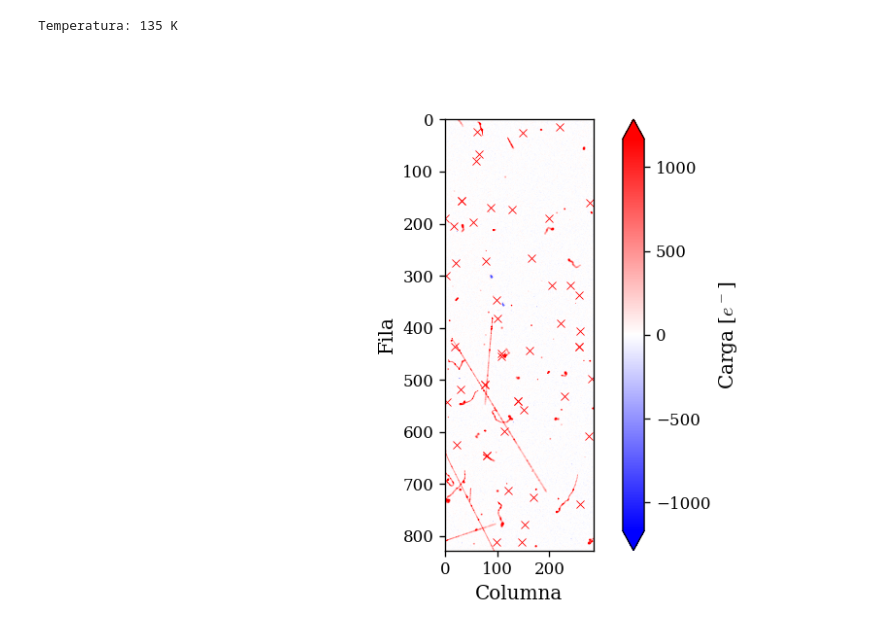
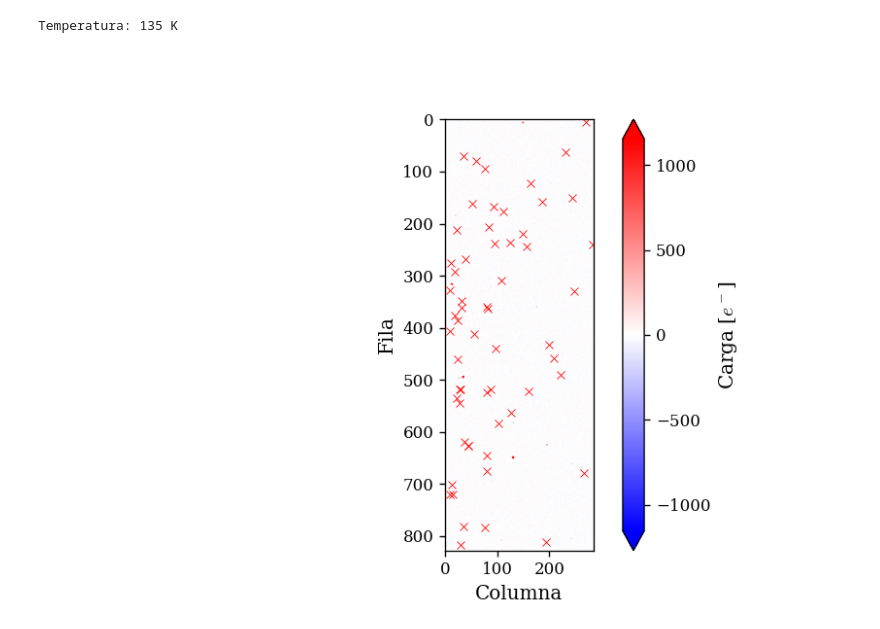
Before and after one commit to agustinbrusco/LAMBDA_Hub, a Jupyter notebook: skipper_image_analysis/old/manual_trap_verification.ipynb, the cells around one changed output. Saved outputs shown, nothing was run; the diff lists cells and outputs as text; code cells hidden in the pictures.

```diff
--- a/skipper_image_analysis/old/manual_trap_verification.ipynb
+++ b/skipper_image_analysis/old/manual_trap_verification.ipynb
@@ -145,34 +157,34 @@ coords_dict, frames_dict, _, mediana_dict, _, mascara_dipolos = carga_archivos(
 # %% [output]
 Temperatura: 135 K
 # %%
-tph_to_plot = DTPH_VALS[0]
+tph_to_plot = DTPH_VALS[2]
 # Todo para abajo es solo para el plot
 plt.close("all")
 %matplotlib widget
 fig, ax = plt.subplots(label=f"Temperatura: {temperatura} K, t_ph: {tph_to_plot} clocks")
 frame = frames_dict[tph_to_plot]
 # ancho_carga = np.std(
 #     frame[
 #         (np.quantile(frame, 0.005) < frame) & (frame < np.quantile(frame, 0.99))
 #     ],
 #     ddof=1,
 # )
 image_cmap = ax.imshow(
     frame,
     cmap="bwr",  # Podes cambiar el cmap para ver en otra escala de colores si preferis
     # vmin=-6*ancho_carga, vmax=6*ancho_carga,  # los colores saturan en 6 sigmas
     vmin=-mediana_dict[tph_to_plot], vmax=mediana_dict[tph_to_plot],
 )
 x_traps = []
 y_traps = []
 for coords in coords_dict[tph_to_plot]:
     fila, columna = coords[1]  # Coordenadas del píxel vacío del dipolo
     x_traps.append(columna)
     y_traps.append(fila)
 ax.plot(x_traps, y_traps, "x", mec="r", mfc="none", ms=5, mew=0.5)
 ax.set_xlabel("Columna")
 ax.set_ylabel("Fila")
 fig.colorbar(image_cmap, label="Carga [$e^-$]", ax=ax, extend="both")
 plt.show()
 # %% [output]
-[figure, old version]
+[figure, new version]
```
Also changed, not shown: parts of 2 cells of this notebook, 5 other files.
